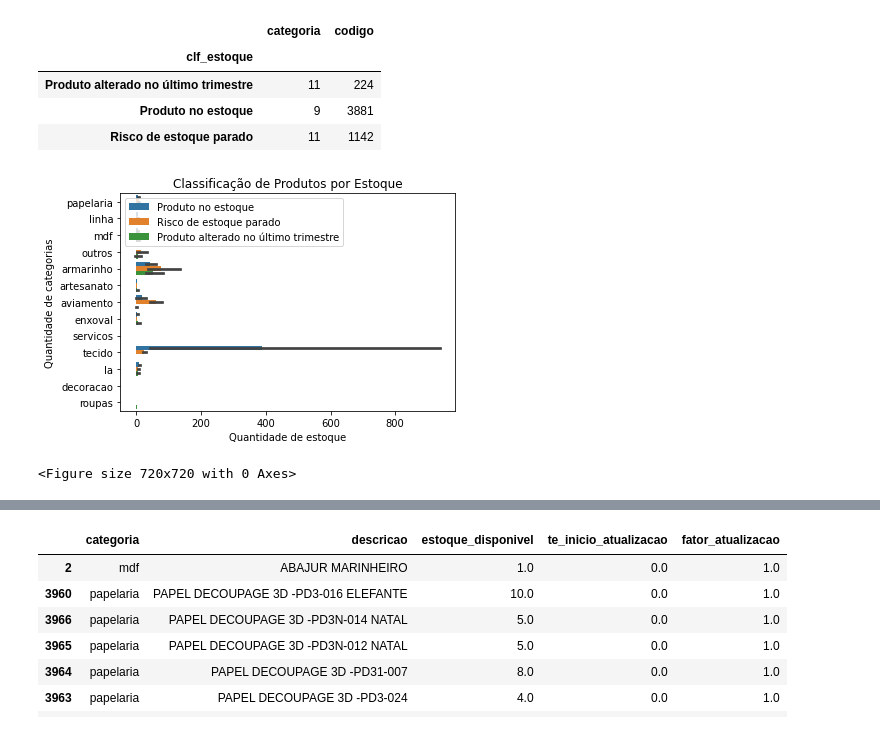
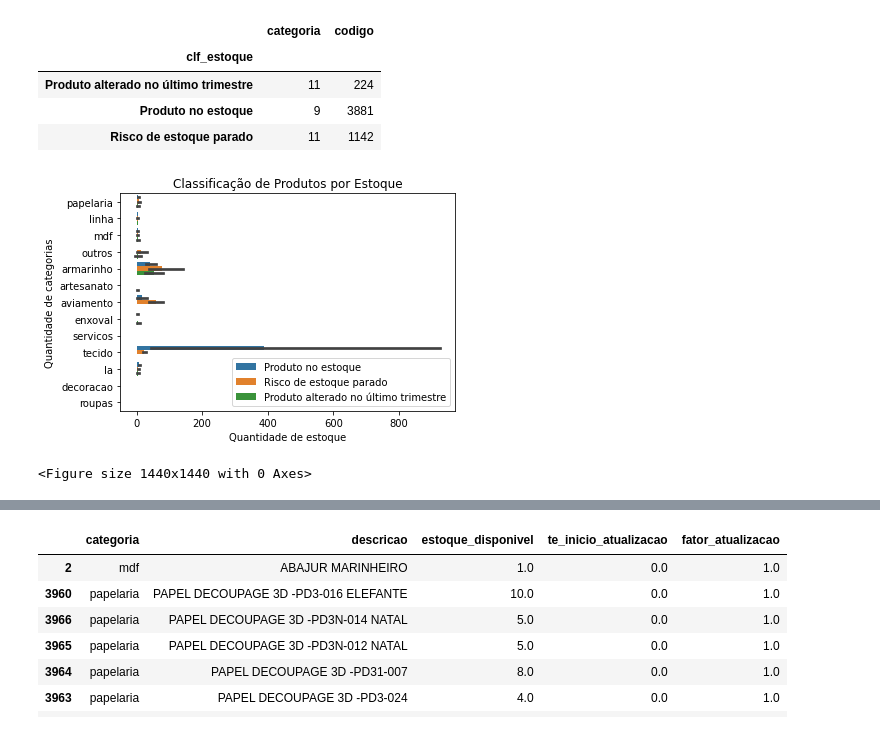
Before and after one commit to donbigode/Timeseries-prediction-model, a Jupyter notebook: Analysis/EDA.ipynb, the cells around one changed output, grey strips where cells are left out. Cells and saved outputs as stored; diff of their text form; code cells hidden in the pictures.

```diff
--- a/Analysis/EDA.ipynb
+++ b/Analysis/EDA.ipynb
@@ -752,7 +757,9 @@ for index, row in tempo_em_estoque.iterrows():
                 tempo_em_estoque.loc[index,'fator_atualizacao'] = 1
 
 
-
+        tempo_em_estoque.loc[index,'valor_estoque_presente'] = row['preco'] * row['estoque_disponivel']
+        tempo_em_estoque.loc[index,'depreciacao'] = 0
+        tempo_em_estoque.loc[index,'valor_estoque_depreciado'] = 0
 
 tempo_em_estoque.head(50).sort_values(by=['fator_atualizacao'], ascending=False)
 # %% [output]
@@ -795,13 +802,13 @@ classificacao_inv.head()
 # %%
 #plot by clf_estoque from tempo_em_estoque
 
 plot_classificacao_inv = sns.barplot(x='estoque_disponivel', y='categoria', data=tempo_em_estoque, hue='clf_estoque')
 plot_classificacao_inv.set_xlabel('Quantidade de estoque')
 plot_classificacao_inv.set_ylabel('Quantidade de categorias')
 plot_classificacao_inv.set_title('Classificação de Produtos por Estoque')
-plot_classificacao_inv.legend(loc='upper left')
-plt.figure(figsize=(10,10))
+plot_classificacao_inv.legend(loc='lower right')
+plt.figure(figsize=(20,20))
 plt.show()
 # %% [output]
-[figure, old version]
+[figure, new version]
-<Figure size 720x720 with 0 Axes>
+<Figure size 1440x1440 with 0 Axes>
```
Also changed, not shown: parts of 8 cells of this notebook.
